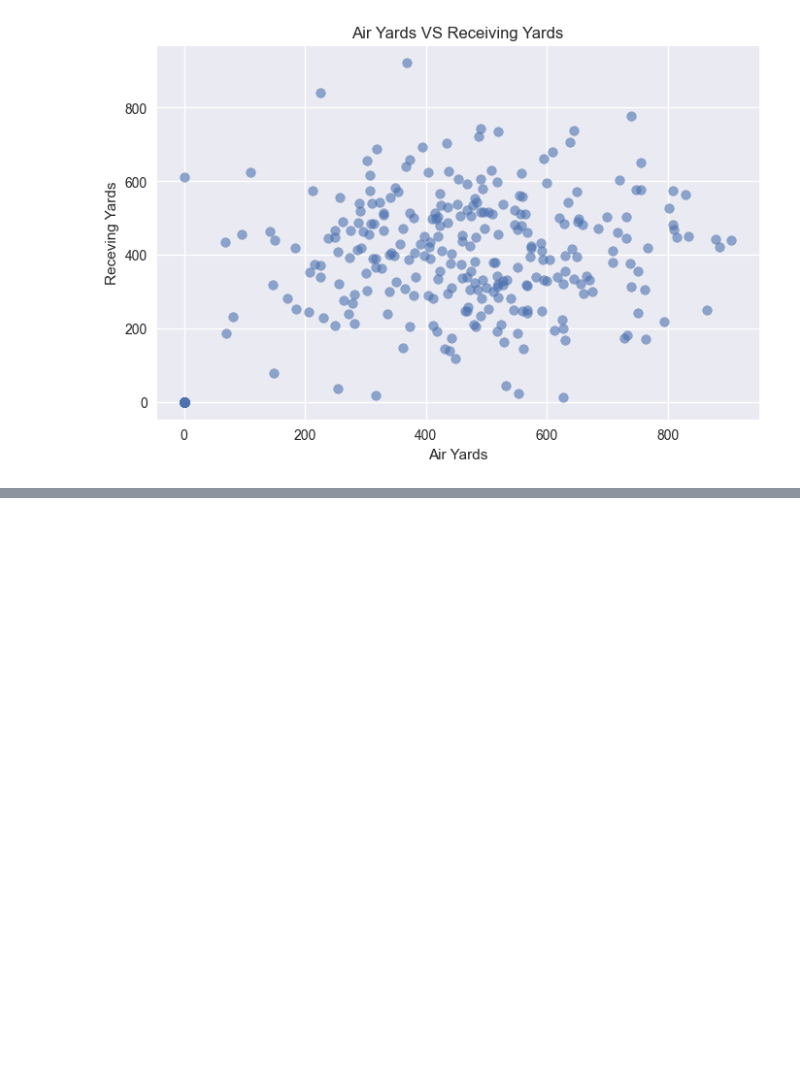
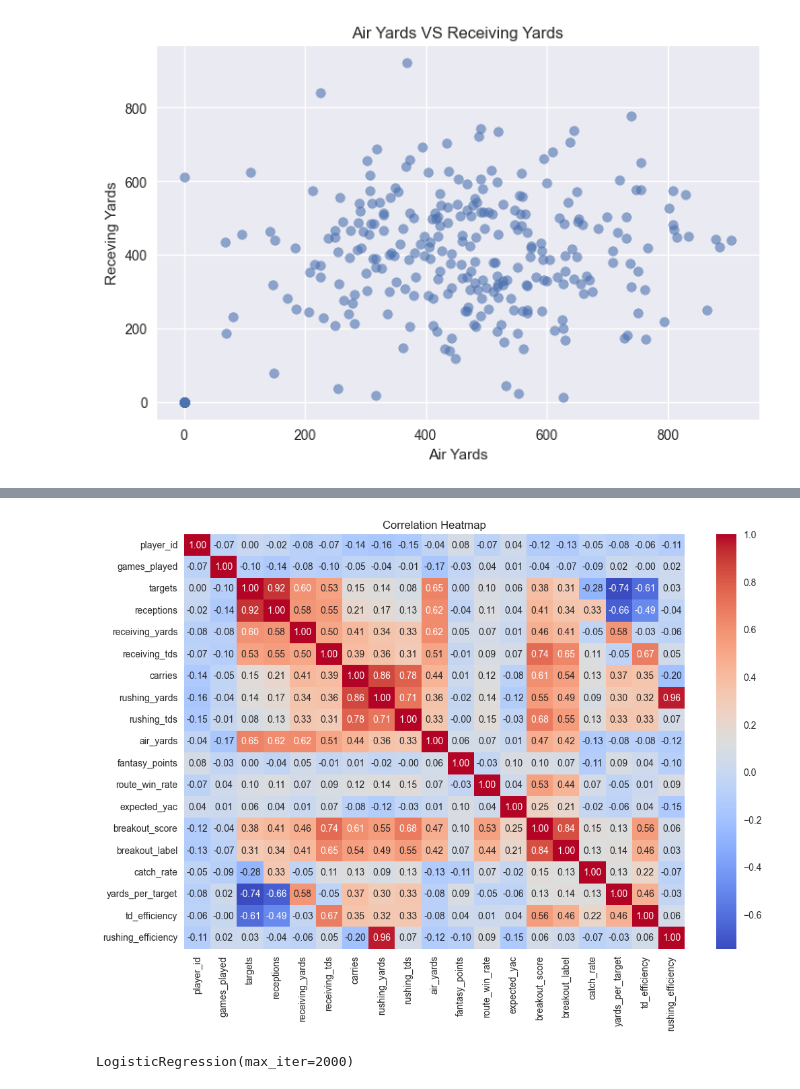
Before and after one commit to reqatto/nfl_data, a Jupyter notebook: analysis.ipynb, the cells around one changed output, grey strips where cells are left out. Cells and saved outputs as stored; diff of their text form; code cells hidden in the pictures; blank space fills up the shorter version.

Commit message:
Added NFL breakout logistic regression model

```diff
--- a/analysis.ipynb
+++ b/analysis.ipynb
@@ -162,0 +167,7 @@ plt.xlabel(" Team ")
+# %%
+# new data set // introducing heat maps (numberical data only) //
+import pandas as pd
+
+#load the dataset (data frame)
+df = pd.read_excel("nfl_learning_dataset_v2.xlsx")
+df.head()
@@ -162,0 +182,4 @@ plt.xlabel(" Team ")
+# %%
+# select only numeric values in pandas
+numeric_df = df.select_dtypes(include='number')
+numeric_df.head()
@@ -162,0 +193,21 @@ plt.xlabel(" Team ")
+# %%
+#creating correlation heatmap using seaborn
+import seaborn as sns
+import matplotlib.pyplot as plt
+
+
+# dataframe for heatmap
+#.corr returns a matrix table of values between -1 and 1
+# (correlation)
+# +1.0 -> perfect positive correlation
+# -1.0 -> perfect negative correlation
+#    0 -> no correlation
+
+corr = numeric_df.corr()
+
+plt.figure(figsize=(12,8))
+sns.heatmap(corr, cmap="coolwarm", annot=True, fmt=".2f")
+plt.title("Correlation Heatmap")
+plt.show()
+# %% [output]
+[figure, added]
@@ -162,0 +264,14 @@ plt.xlabel(" Team ")
+# %%
+#Training logistic regression model
+    #build the model, train data on it, test how well it works, evaluate precision, accuraccy
+
+from sklearn.linear_model import LogisticRegression
+
+#while working , i initially forgot to clean the database. so we will remove all missing values. x = x.fillna(0)
+
+
+model = LogisticRegression(max_iter=2000)  #max_iter=2000 gives the model enough iterations to find the best solution. important when scaling. (max iterations)
+model.fit(x_train_scaled, y_train) # tells model to learn the patterns in x to map to y.
+#this trains the model. trained classifier.
+# %% [output]
+LogisticRegression(max_iter=2000)
```
Also changed, not shown: parts of 7 cells of this notebook, 2 other files.
